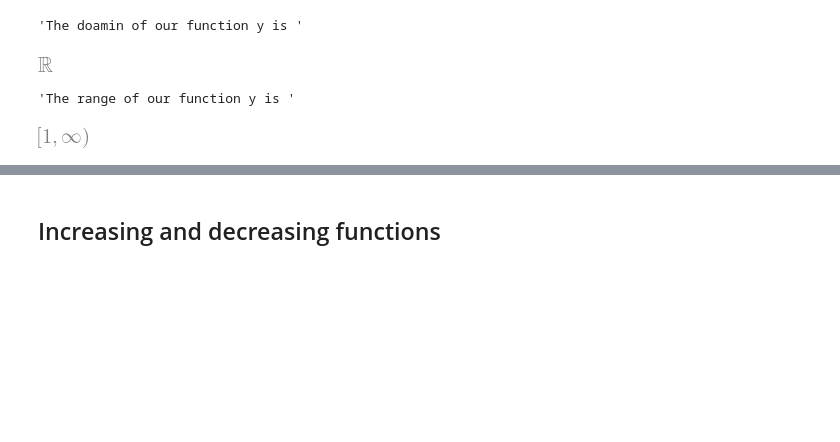
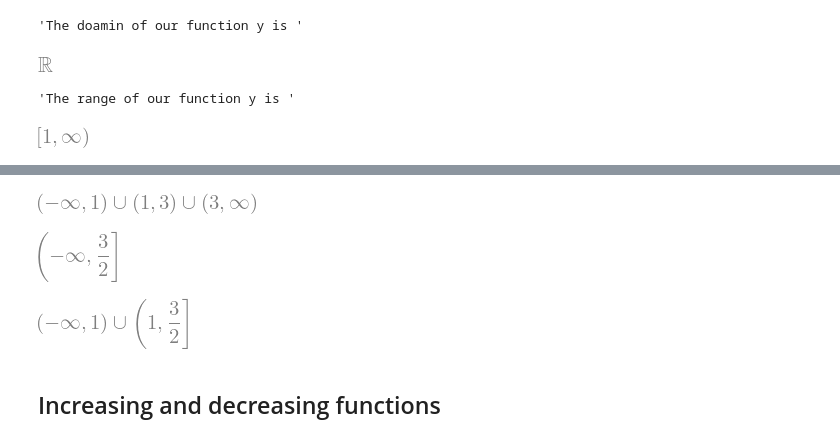
Before and after one commit to Fra0128/Symbolic-Mathematics-with-SymPy, a Jupyter notebook: 0_precalculus.ipynb, the cells around one changed output, grey strips where cells are left out. Drawn from its saved outputs; the diff is of its cells as text; code cells hidden in the pictures; blank space fills up the shorter version.

Commit message:
feat: add Domain and range of a function in precalculus notebook

```diff
--- a/0_precalculus.ipynb
+++ b/0_precalculus.ipynb
@@ -43,2 +51,14 @@ display('The range of our function y is ', calculus.util.function_range(y, x, S.
+# %%
+A = x / ( x**2 - 4*x + 3)
+B = sqrt(3 - 2*x)
+C = sqrt(3 - 2*x) / (x**2 - 4*x + 3)
+
+display(calculus.util.continuous_domain(A, x, S.Reals))
+display(calculus.util.continuous_domain(B, x, S.Reals))
+display(calculus.util.continuous_domain(C, x, S.Reals))
+# %% [output]
+[figure, added]
+[figure, added]
+[figure, added]
 # %% [markdown]
 ## Increasing and decreasing functions
```
Also changed, not shown: parts of 1 cell of this notebook.
